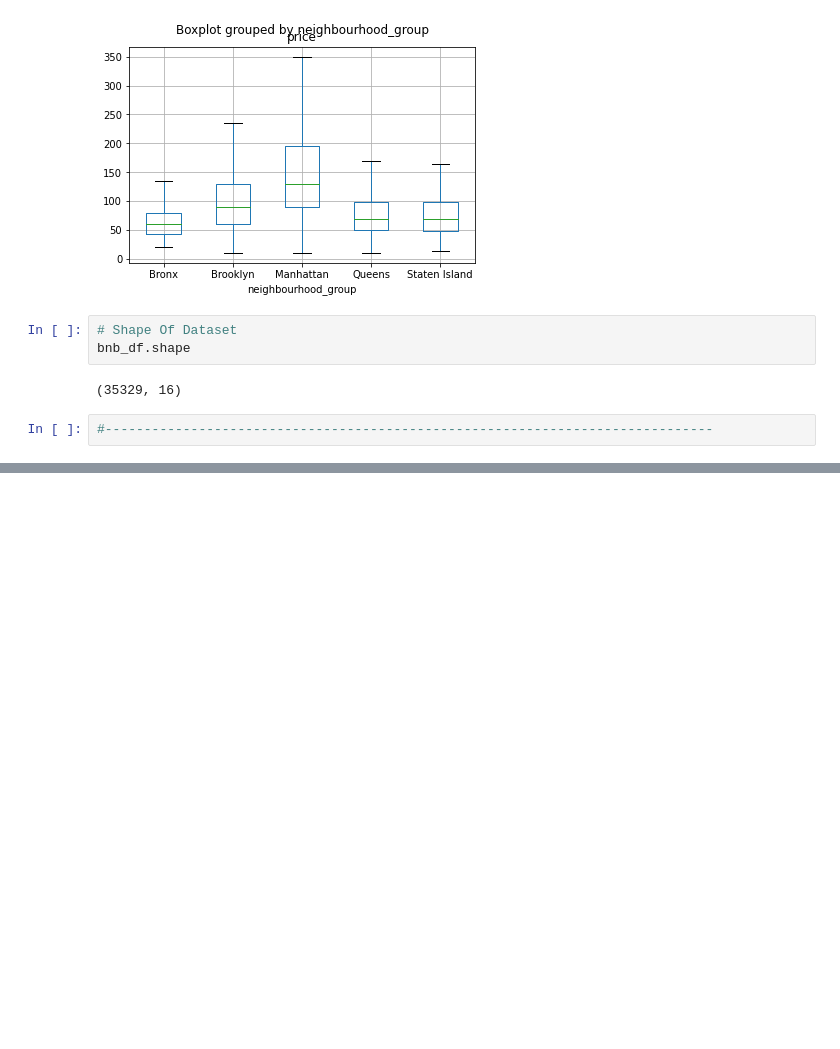
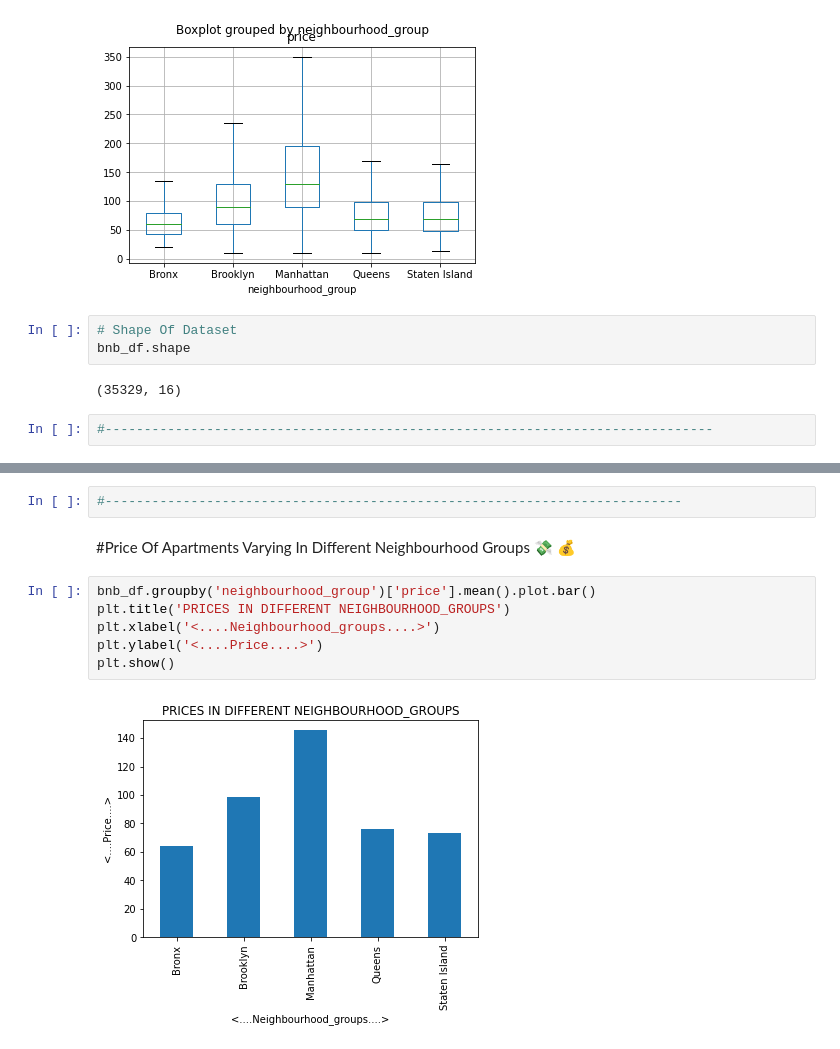
Before and after one commit to ajayn3300/Airbnb_Analysis----EDA, a Jupyter notebook: EDA_of_Airbnb.ipynb, the cells around one changed output, grey strips where cells are left out. Drawn from its saved outputs; the diff is of its cells as text; blank space fills up the shorter version.

```diff
--- a/EDA_of_Airbnb.ipynb
+++ b/EDA_of_Airbnb.ipynb
@@ -328,0 +365,12 @@ bnb_df.shape
+# %%
+#--------------------------------------------------------------------------
+# %% [markdown]
+#Price Of Apartments Varying In Different Neighbourhood Groups 💸 💰
+# %%
+bnb_df.groupby('neighbourhood_group')['price'].mean().plot.bar()
+plt.title('PRICES IN DIFFERENT NEIGHBOURHOOD_GROUPS')
+plt.xlabel('<....Neighbourhood_groups....>')
+plt.ylabel('<....Price....>')
+plt.show()
+# %% [output]
+[figure, added]
```
Also changed, not shown: parts of 11 cells of this notebook.
